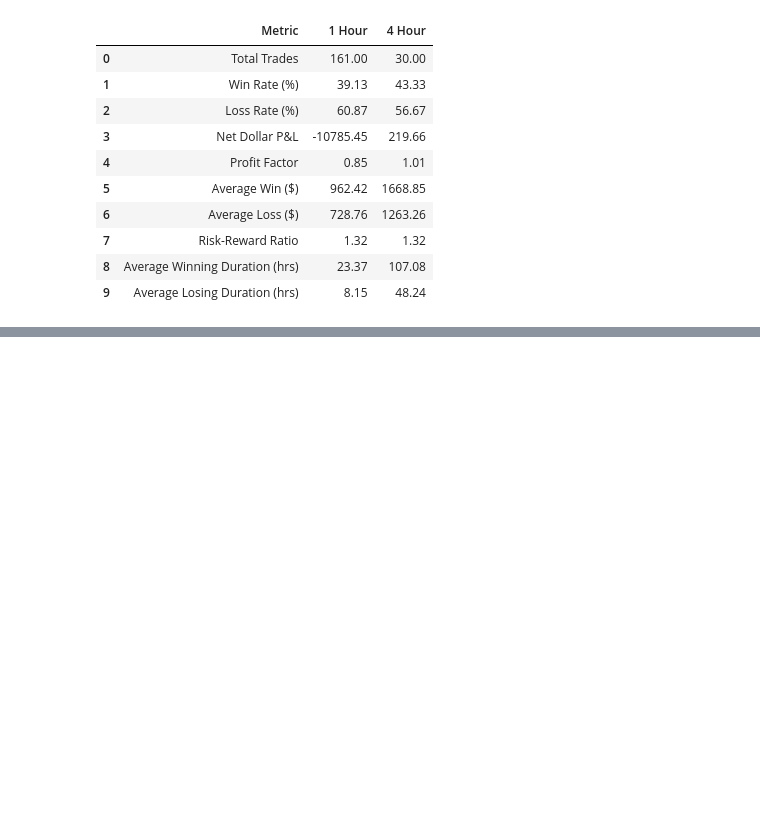
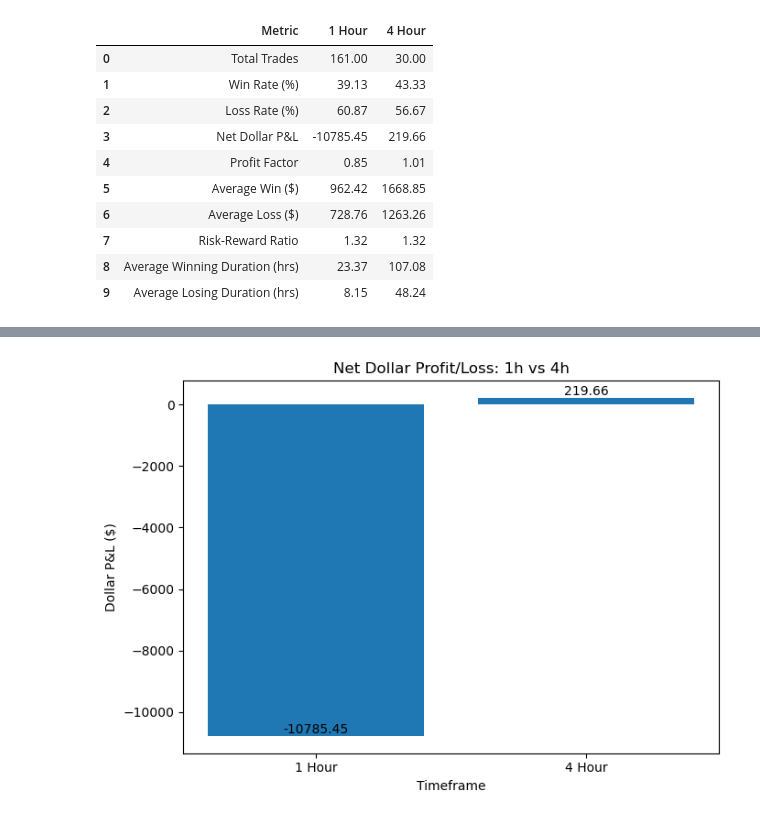
Before and after one commit to gloriaoyewusii/Finance-DE-Project, a Jupyter notebook: Finance DE Project.ipynb, the cells around one changed output, grey strips where cells are left out. Saved outputs shown, nothing was run; the diff lists cells and outputs as text; code cells hidden in the pictures; blank space fills up the shorter version.

Commit message:
performance visualisation committed

```diff
--- a/Finance DE Project.ipynb
+++ b/Finance DE Project.ipynb
@@ -1492,0 +1527,16 @@ OSError: Cannot save file into a non-existent directory: 'outputs'
+# %%
+comparison_bar_chart(
+
+    metric_name="Net Dollar P&L",
+
+    one_hour_value=micro_net_pnl,
+
+    four_hour_value=macro_net_strategy_pnl,
+
+    y_label="Dollar P&L ($)",
+
+    title="Net Dollar Profit/Loss: 1h vs 4h"
+
+)
+# %% [output]
+[figure, added]
```
Also changed, not shown: parts of 9 cells of this notebook.
